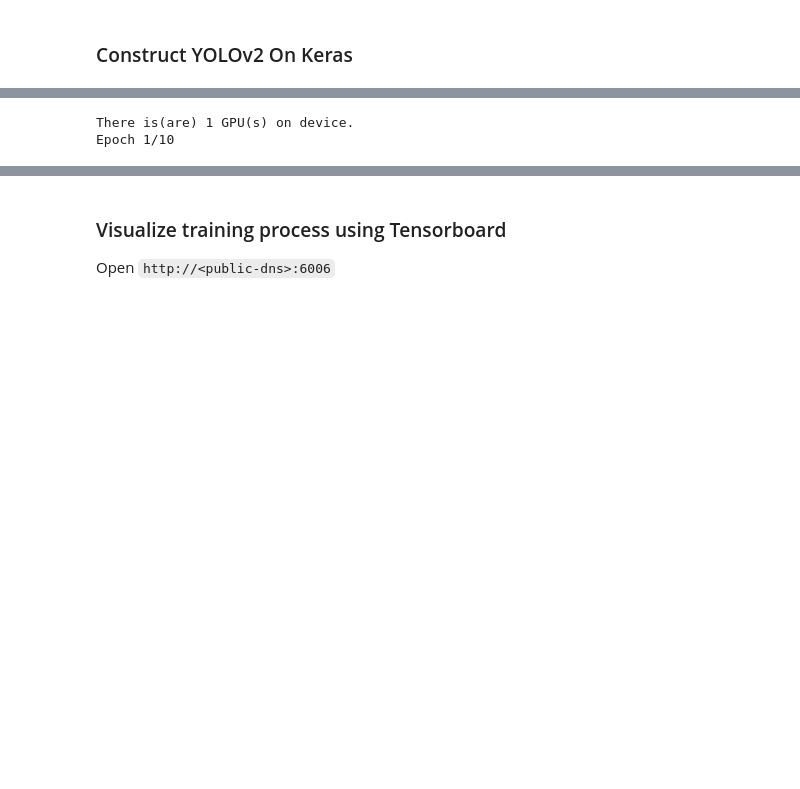
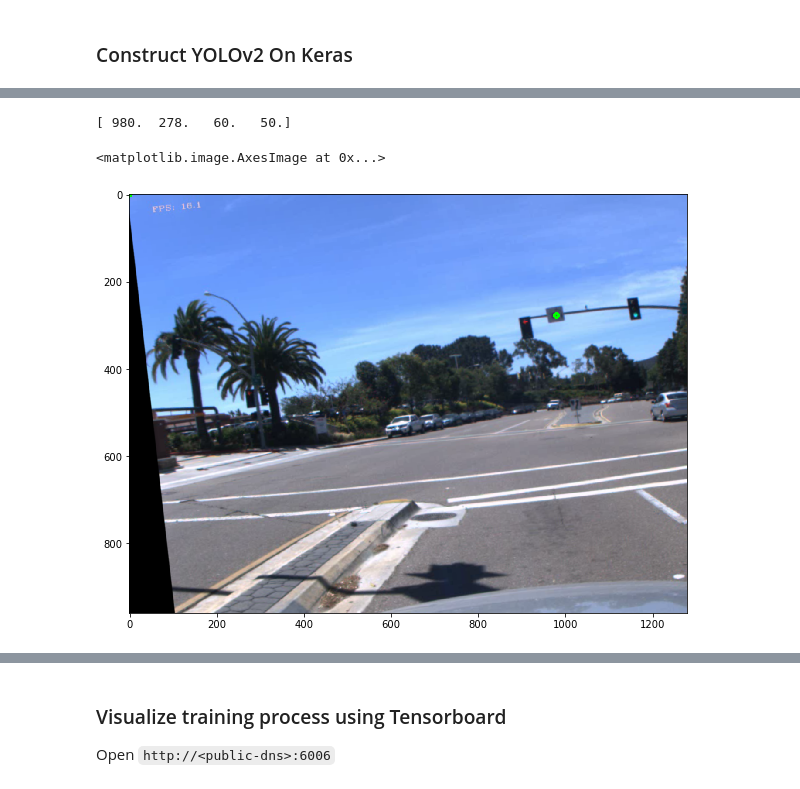
Before and after one commit to datlife/yolov2, a Jupyter notebook: Train_Yolov2.ipynb, the cells around one changed output, grey strips where cells are left out. Cells and saved outputs as stored; diff of their text form; code cells hidden in the pictures; blank space fills up the shorter version.

Commit message:
Updated Training notebook

```diff
--- a/Train_Yolov2.ipynb
+++ b/Train_Yolov2.ipynb
@@ -281 +250,11 @@ def obj(y_true, y_pred):
     return tf.reduce_mean(obj_conf)
+# %%
+import os
+from utils.data_generator import flow_from_list
+
+import numpy as np
+from utils.parse_input import load_data    # Data handler for LISA dataset
+BATCH_SIZE = 8
+
+# Data Generator
+train_data_gen = flow_from_list(x_train, y_train, batch_size=BATCH_SIZE, augment_data=True)
@@ -281,0 +263,2 @@ def obj(y_true, y_pred):
+# %%
+samples, labels = train_data_gen.next()
@@ -282,20 +275,29 @@ def obj(y_true, y_pred):
+# %%
+import matplotlib.pyplot as plt
+%matplotlib inline
+i = 2
+img    = samples[i]
+labels = labels.reshape([-1, 30, 40, 5, 36])
+box    = labels[i][8][30][0][:4]*np.array([1280, 960, 1280, 960])
+print(box)
+
+dot    = cv2.circle(img, (int(box[0]), int(box[1])), radius=5, color=[0, 1, 0], thickness=5)
+
+plt.figure(figsize=(10, 10))
+plt.imshow(dot)
+# %% [output]
+[ 980.  278.   60.   50.]
+<matplotlib.image.AxesImage at 0x...>
+[figure, added]
 # %%
-import os
-import keras
-import keras
-from utils.data_generator import flow_from_list
 from sklearn.model_selection import train_test_split
 from utils.multi_gpu import make_parallel, get_gpus
 
-
-# HYPER-PARAMETERS
+# # HYPER-PARAMETERS
 BATCH_SIZE = 8
 EPOCHS     = 10
 LEARN_RATE = 1e-5
 
-
-# Data Generator
-train_data_gen = flow_from_list(x_train, y_train, batch_size=BATCH_SIZE, augment_data=True)
 
 # For Debugging purpose
 tf_board   = keras.callbacks.TensorBoard(log_dir='./logs', histogram_freq=0, write_graph=True, write_images=False)
@@ -314,7 +316,7 @@ if n_gpus > 1:
 else:
     model_par = model
 
-model_par.compile(optimizer=Adam(LEARN_RATE),loss=custom_loss, metrics=[avg_iou, cls, coor, obj])
+model_par.compile(optimizer=Adam(LEARN_RATE),loss=custom_loss, metrics=[avg_iou, coor, obj])
 hist =  model_par.fit_generator(generator   = train_data_gen,
                             steps_per_epoch = len(x_train)/BATCH_SIZE,
                             epochs          = EPOCHS,
@@ -322,9 +324,6 @@ hist =  model_par.fit_generator(generator   = train_data_gen,
                             workers=1, verbose=1)
 
 model.save_weights('yolov2.weights')
-# %% [output]
-There is(are) 1 GPU(s) on device.
-Epoch 1/10
 # %% [markdown]
 ## Multi-GPUs Training - Data Parallelism Approach
 
```
Also changed, not shown: parts of 10 cells of this notebook.
